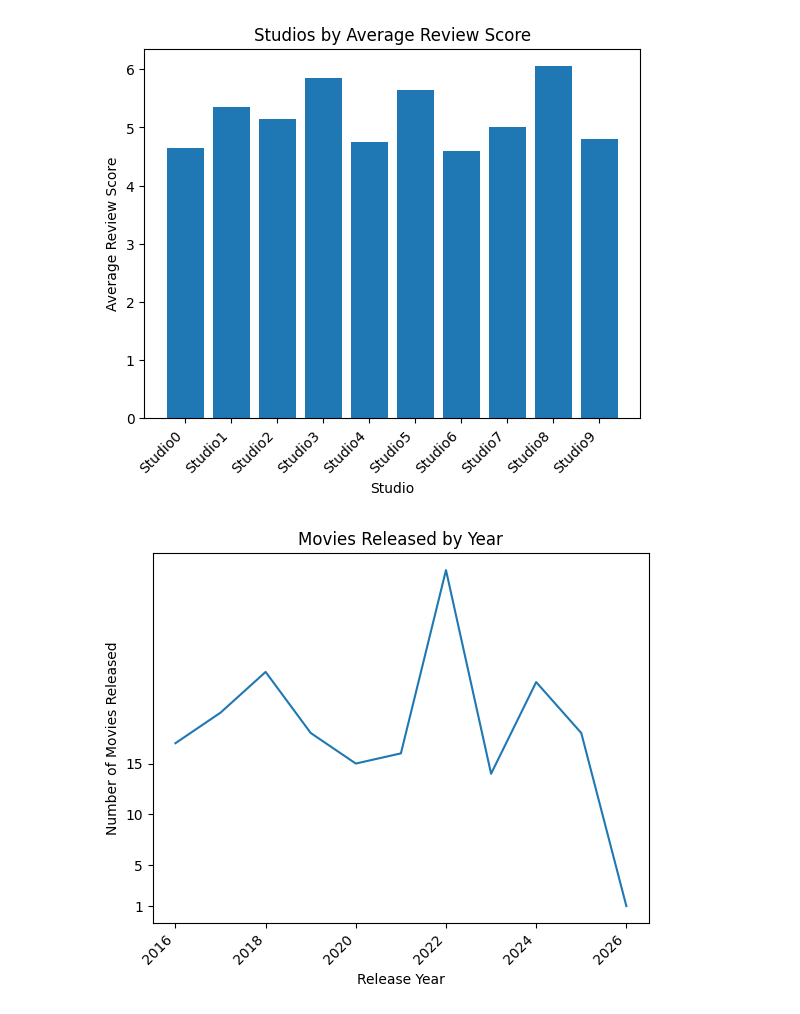
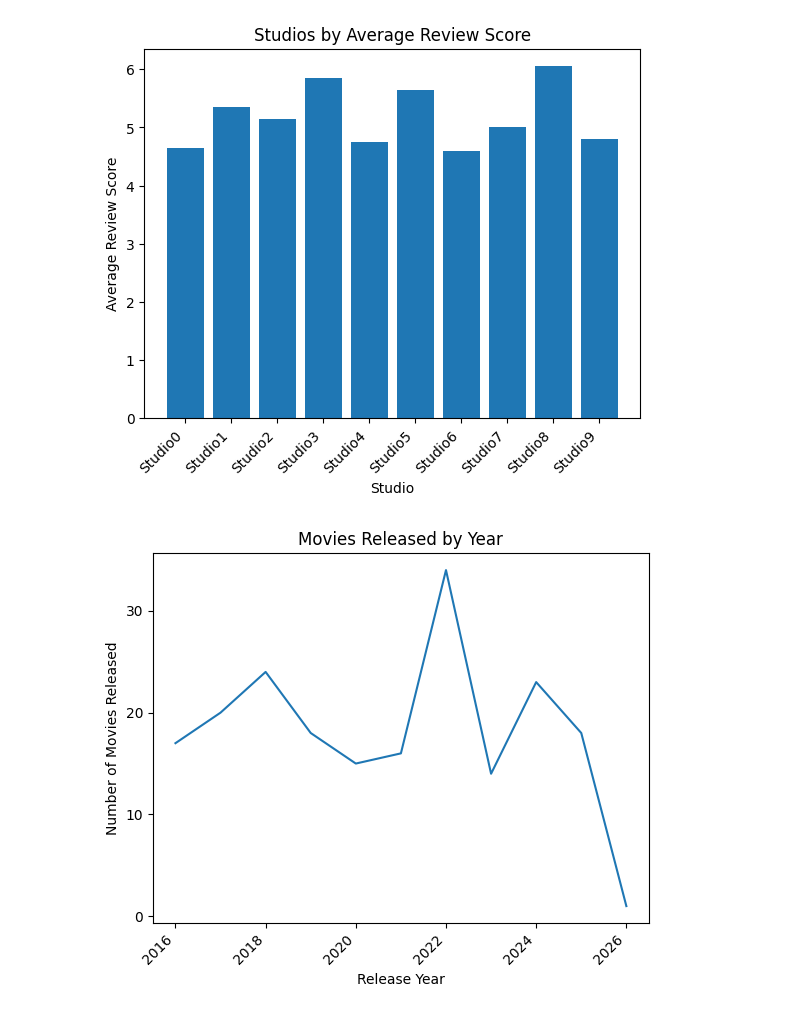
Before and after one commit to DenisDudkinD/PythonProject2, a Jupyter notebook: notebook/visualizations.ipynb, the cells around one changed output. Saved outputs shown, nothing was run; the diff lists cells and outputs as text; code cells hidden in the pictures.

Commit message:
fixed y axis on last visualization

```diff
--- a/notebook/visualizations.ipynb
+++ b/notebook/visualizations.ipynb
@@ -78,32 +78,32 @@ plt.show()
 data = analytics_svc.studios_by_average_review_score(studios, movies, reviews)
 plt.bar(list(data.keys()), list(data.values()))
 plt.xlabel('Studio')
 plt.ylabel('Average Review Score')
 plt.title('Studios by Average Review Score')
 plt.xticks(rotation=45, ha='right')
 plt.show()
 
 titles = []
 years = []
 for i in range(len(movies_df)):
     titles.append(movies_df['title'][i])
     years.append(movies_df['release_date'][i].year)
 data = pd.DataFrame({
     'title': titles,
     'release_year': years
 })
 x = data['release_year'].drop_duplicates().sort_values(ascending=True)
 y = data.groupby('release_year')['release_year'].count()
-plt.yticks([1,5,10,15])
+plt.yticks([0, 10, 20, 30])
 plt.plot(x, y)
 plt.xlabel('Release Year')
 plt.ylabel('Number of Movies Released')
 plt.title('Movies Released by Year')
 plt.xticks(rotation=45, ha='right')
 plt.show()
 # %% [output]
 [figure]
 [figure]
 [figure]
 [figure]
-[figure, old version]
+[figure, new version]
```
